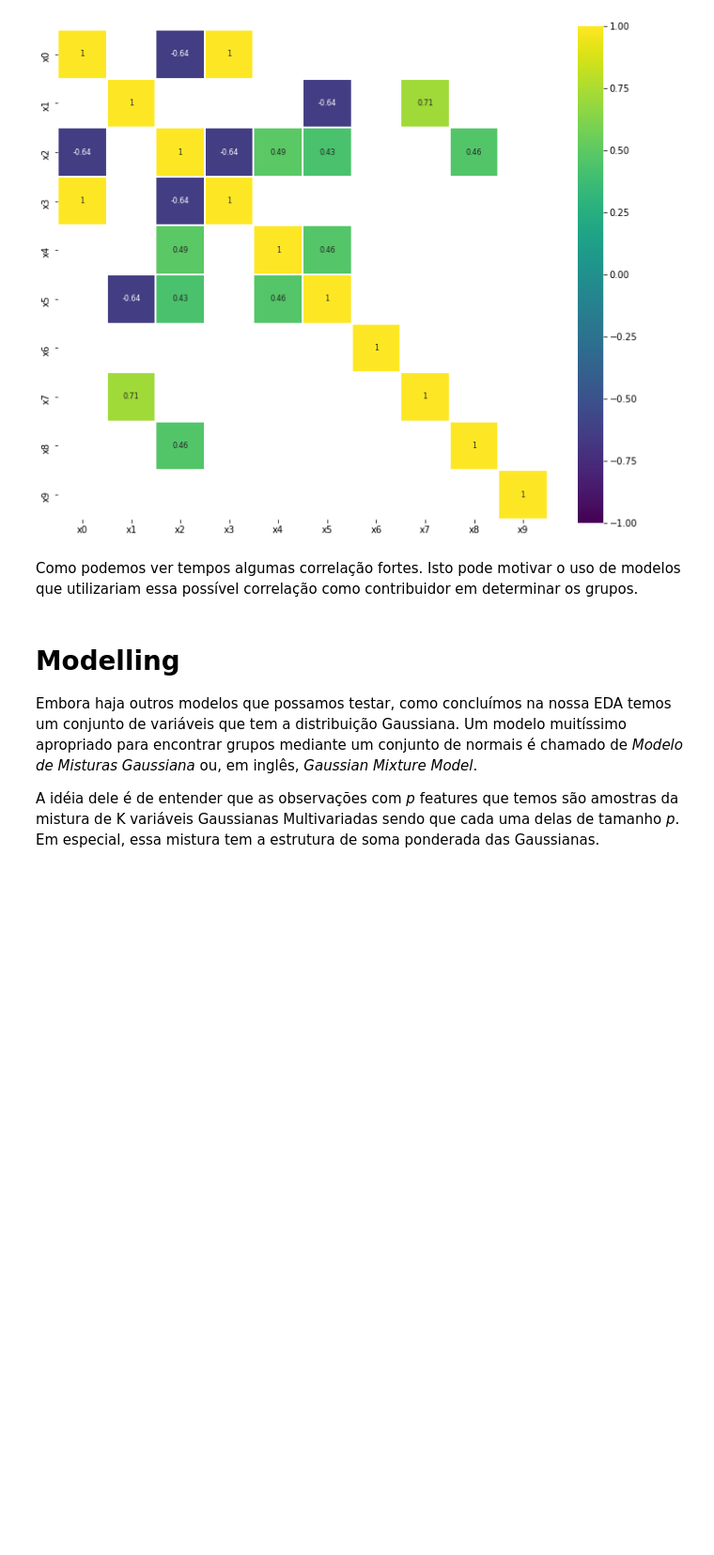
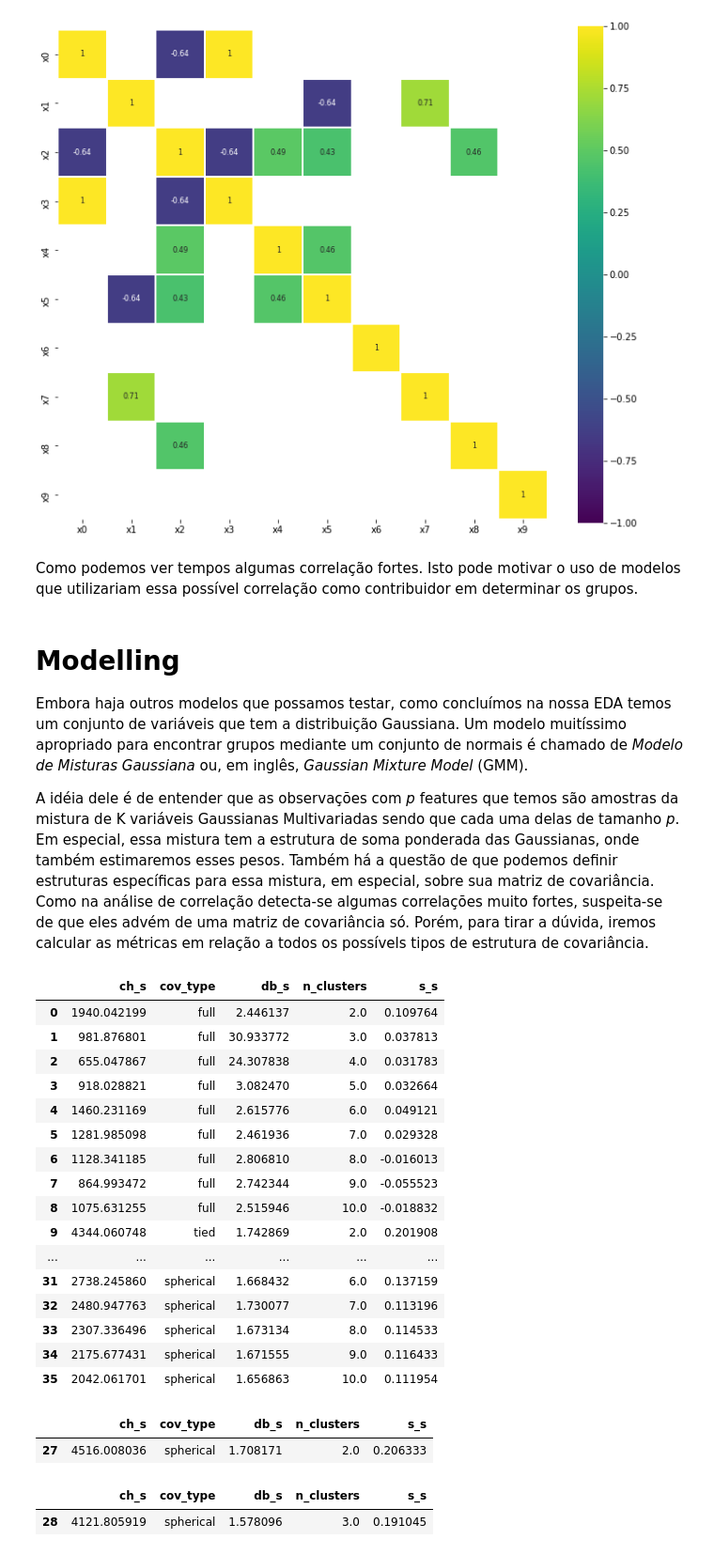
Before and after one commit to Martins6/desafio_oncase, a Jupyter notebook: notebooks/clustering.ipynb, the cells around one changed output. Shown: that part at 94% size. Drawn from its saved outputs; the diff is of its cells as text; code cells hidden in the pictures; blank space fills up the shorter version.

```diff
--- a/notebooks/clustering.ipynb
+++ b/notebooks/clustering.ipynb
@@ -87,6 +118,65 @@ Como podemos ver tempos algumas correlação fortes. Isto pode motivar o uso de
 # %% [markdown]
 # Modelling
 
-Embora haja outros modelos que possamos testar, como concluímos na nossa EDA temos um conjunto de variáveis que tem a distribuição Gaussiana. Um modelo muitíssimo apropriado para encontrar grupos mediante um conjunto de normais é chamado de _Modelo de Misturas Gaussiana_ ou, em inglês, _Gaussian Mixture Model_.
+Embora haja outros modelos que possamos testar, como concluímos na nossa EDA temos um conjunto de variáveis que tem a distribuição Gaussiana. Um modelo muitíssimo apropriado para encontrar grupos mediante um conjunto de normais é chamado de _Modelo de Misturas Gaussiana_ ou, em inglês, _Gaussian Mixture Model_ (GMM).
 
-A idéia dele é de entender que as observações com _p_ features que temos são amostras da mistura de K variáveis Gaussianas Multivariadas sendo que cada uma delas de tamanho _p_. Em especial, essa mistura tem a estrutura de soma ponderada das Gaussianas.
+A idéia dele é de entender que as observações com _p_ features que temos são amostras da mistura de K variáveis Gaussianas Multivariadas sendo que cada uma delas de tamanho _p_. Em especial, essa mistura tem a estrutura de soma ponderada das Gaussianas, onde também estimaremos esses pesos. Também há a questão de que podemos definir estruturas específicas para essa mistura, em especial, sobre sua matriz de covariância. Como na análise de correlação detecta-se algumas correlações muito fortes, suspeita-se de que eles advém de uma matriz de covariância só. Porém, para tirar a dúvida, iremos calcular as métricas em relação a todos os possívels tipos de estrutura de covariância.
+# %%
+def calculate_scores(df, model_obj):
+    X = df.copy().values
+
+    score_df = pd.DataFrame()
+    n_features = df.columns.str.startswith('x').shape[0]
+    for cov_type in ['full', 'tied', 'diag', 'spherical']:
+        for k in range(2, n_features + 1):
+            model_instance = model_obj(n_components=k,
+                                       covariance_type=cov_type)
+
+            clusters = model_instance.fit_predict(X)
+
+            metrics_series = pd.Series({
+                'n_clusters': k,
+                'cov_type': cov_type,
+                's_s': silhouette_score(X, clusters),
+                'ch_s': calinski_harabasz_score(X, clusters),
+                'db_s': davies_bouldin_score(X, clusters)
+            })
+
+            score_df = score_df.append(metrics_series, ignore_index=True)
+    return score_df
+
+df_score = calculate_scores(df, GaussianMixture)
+df_score
+# %% [output]
+|  | ch_s | cov_type | db_s | n_clusters | s_s |
+| 0 | 1940.042199 | full | 2.446137 | 2.0 | 0.109764 |
+| 1 | 981.876801 | full | 30.933772 | 3.0 | 0.037813 |
+| 2 | 655.047867 | full | 24.307838 | 4.0 | 0.031783 |
+| 3 | 918.028821 | full | 3.082470 | 5.0 | 0.032664 |
+| 4 | 1460.231169 | full | 2.615776 | 6.0 | 0.049121 |
+| 5 | 1281.985098 | full | 2.461936 | 7.0 | 0.029328 |
+| 6 | 1128.341185 | full | 2.806810 | 8.0 | -0.016013 |
+| 7 | 864.993472 | full | 2.742344 | 9.0 | -0.055523 |
+| 8 | 1075.631255 | full | 2.515946 | 10.0 | -0.018832 |
+| 9 | 4344.060748 | tied | 1.742869 | 2.0 | 0.201908 |
+| ... | ... | ... | ... | ... | ... |
+| 31 | 2738.245860 | spherical | 1.668432 | 6.0 | 0.137159 |
+| 32 | 2480.947763 | spherical | 1.730077 | 7.0 | 0.113196 |
+| 33 | 2307.336496 | spherical | 1.673134 | 8.0 | 0.114533 |
+| 34 | 2175.677431 | spherical | 1.671555 | 9.0 | 0.116433 |
+| 35 | 2042.061701 | spherical | 1.656863 | 10.0 | 0.111954 |
+# %%
+mask = ((df_score['ch_s'] ==  df_score['ch_s'].max()) &
+        (df_score['s_s'] == df_score['s_s'].max()))
+
+df_score.loc[mask, :]
+# %% [output]
+|  | ch_s | cov_type | db_s | n_clusters | s_s |
+| 27 | 4516.008036 | spherical | 1.708171 | 2.0 | 0.206333 |
+# %%
+mask = (df_score['db_s'] == df_score['db_s'].min())
+
+df_score.loc[mask, :]
+# %% [output]
+|  | ch_s | cov_type | db_s | n_clusters | s_s |
+| 28 | 4121.805919 | spherical | 1.578096 | 3.0 | 0.191045 |
```
Also changed, not shown: parts of 9 cells of this notebook, 2 other files.
